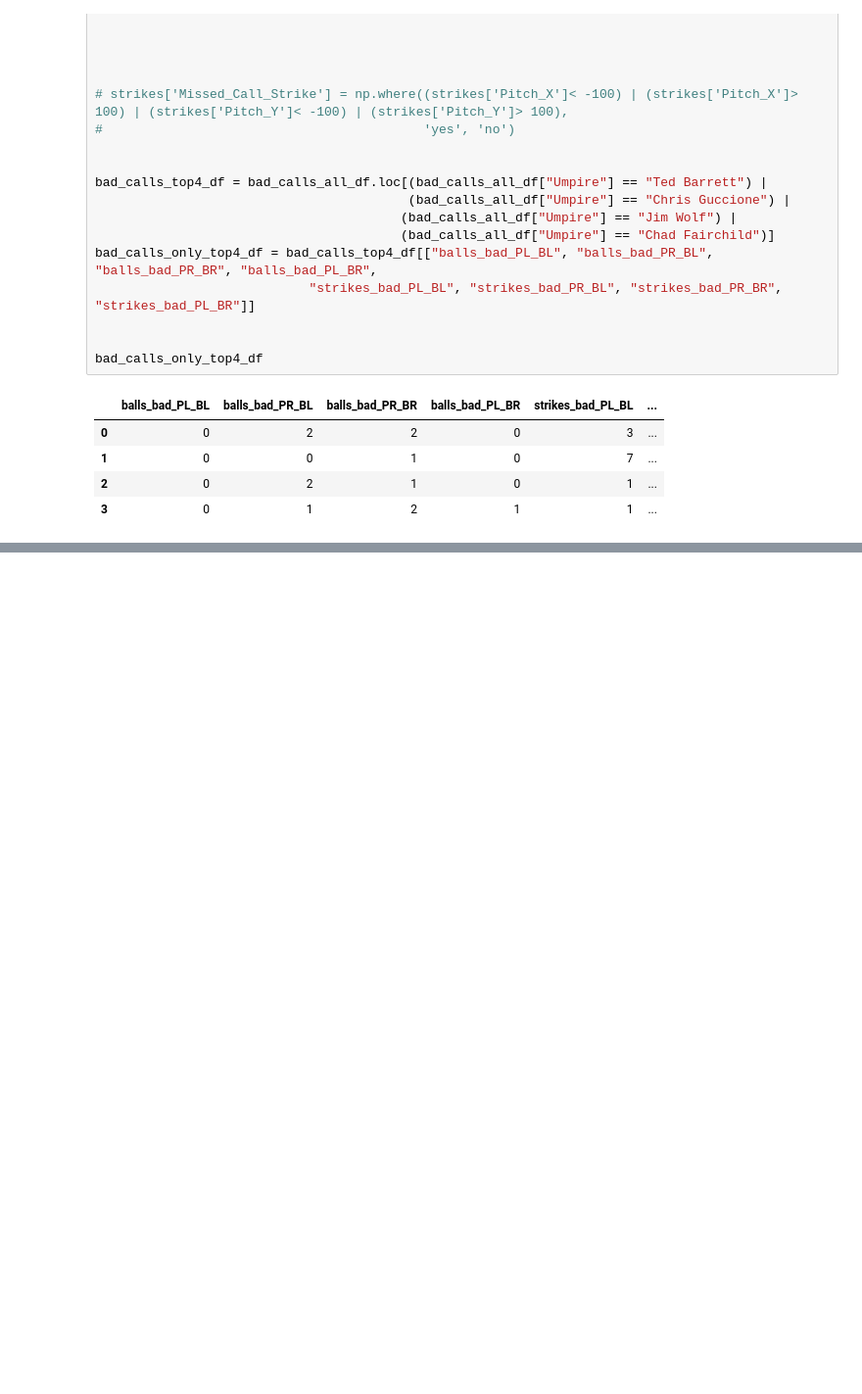
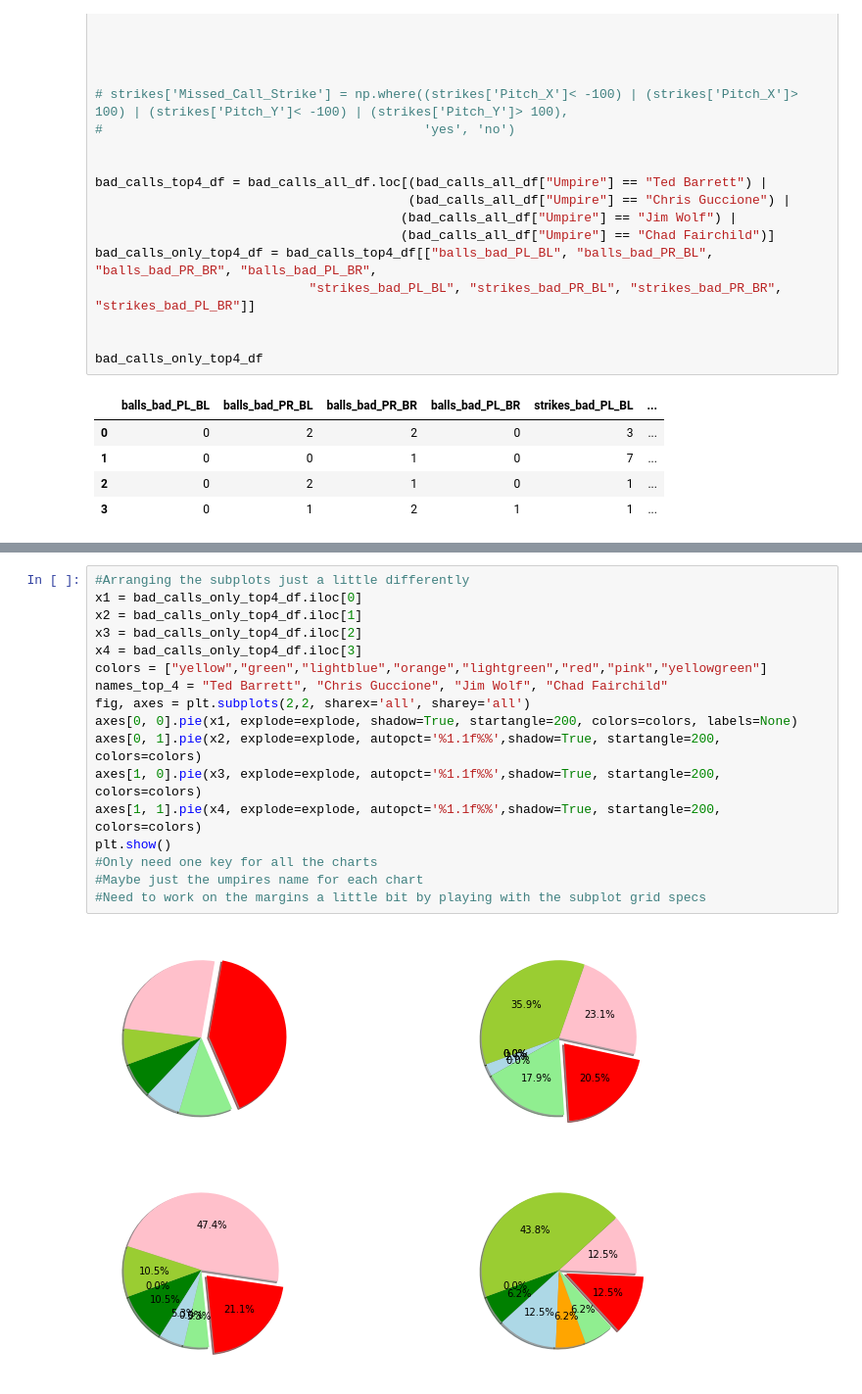
Before and after one commit to ForrestMcDougal/MLB-Postseason-Umpire-Analysis, a Jupyter notebook: Charts.ipynb, the cells around one changed output, grey strips where cells are left out. Shown at 98% size. Saved outputs shown, nothing was run; the diff lists cells and outputs as text; blank space fills up the shorter version.

```diff
--- a/Charts.ipynb
+++ b/Charts.ipynb
@@ -900,3 +953,22 @@ plt.show()
+# %%
+#Arranging the subplots just a little differently
+x1 = bad_calls_only_top4_df.iloc[0]
+x2 = bad_calls_only_top4_df.iloc[1]
+x3 = bad_calls_only_top4_df.iloc[2]
+x4 = bad_calls_only_top4_df.iloc[3]
+colors = ["yellow","green","lightblue","orange","lightgreen","red","pink","yellowgreen"]
+names_top_4 = "Ted Barrett", "Chris Guccione", "Jim Wolf", "Chad Fairchild"
+fig, axes = plt.subplots(2,2, sharex='all', sharey='all')
+axes[0, 0].pie(x1, explode=explode, shadow=True, startangle=200, colors=colors, labels=None)
+axes[0, 1].pie(x2, explode=explode, autopct='%1.1f%%',shadow=True, startangle=200, colors=colors)
+axes[1, 0].pie(x3, explode=explode, autopct='%1.1f%%',shadow=True, startangle=200, colors=colors)
+axes[1, 1].pie(x4, explode=explode, autopct='%1.1f%%',shadow=True, startangle=200, colors=colors)
+plt.show()
+#Only need one key for all the charts
+#Maybe just the umpires name for each chart
+#Need to work on the margins a little bit by playing with the subplot grid specs
+# %% [output]
+[figure, added]
 # %%
 # -------------------------------------------------------------------------------------------------------------------------
 ############ This is the top 4 umpires, but I am generating all 4 pie charts at one time (with the for loop)
```
Also changed, not shown: parts of 9 cells of this notebook, 10 other files.
